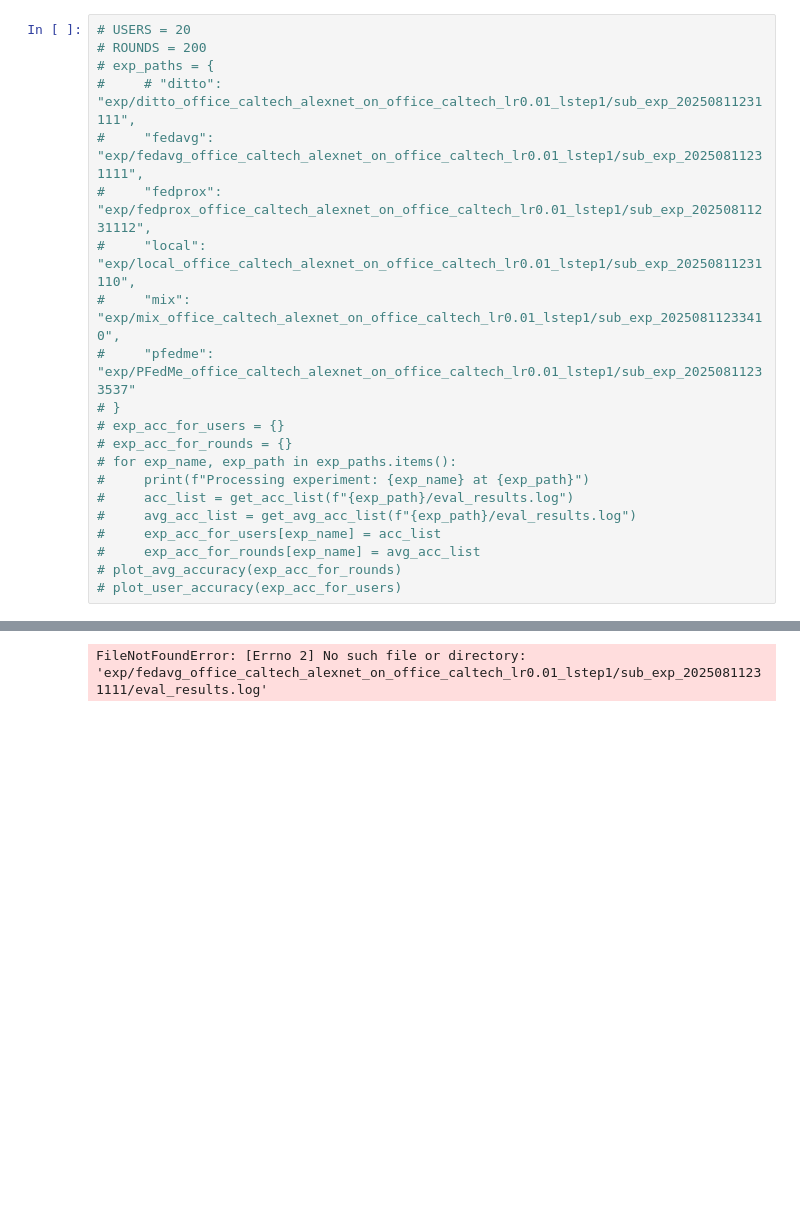
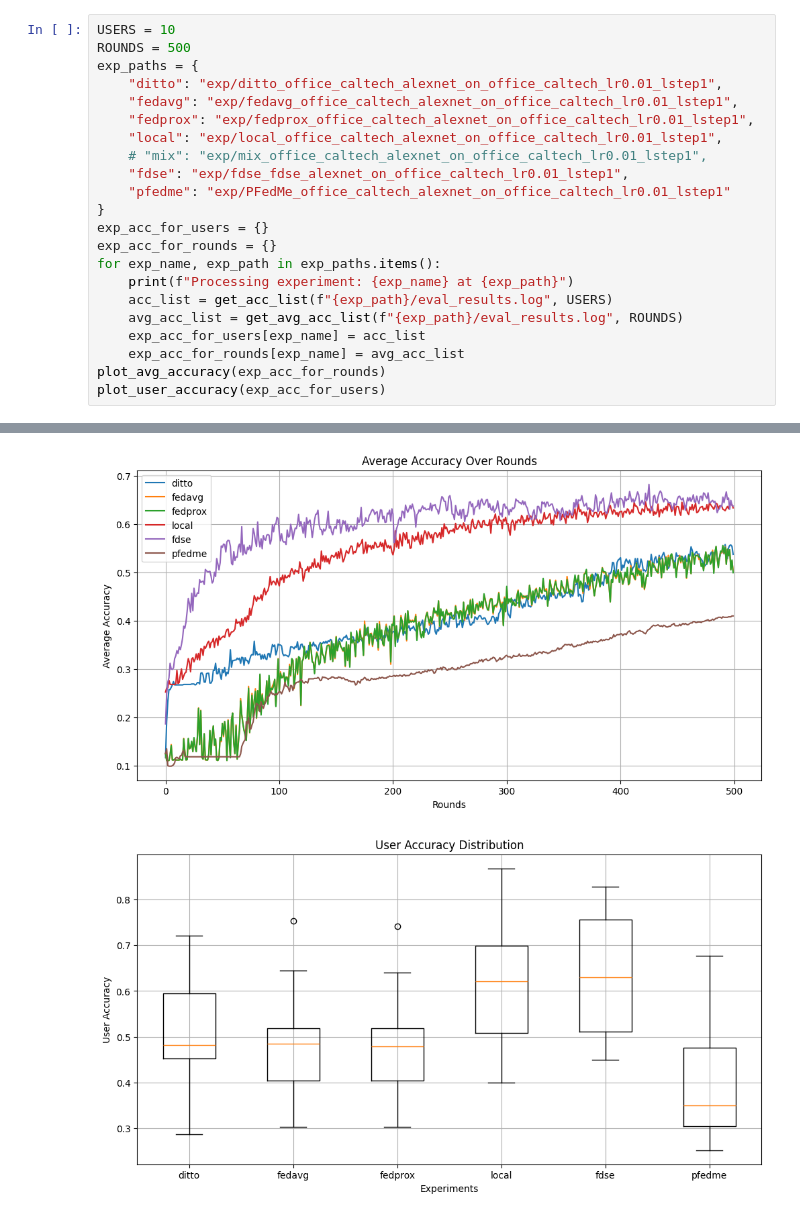
Before and after one commit to lzy756/FederatedScope, a Jupyter notebook: exp_analyze.ipynb, the cells around one changed output, grey strips where cells are left out. Saved outputs shown, nothing was run; the diff lists cells and outputs as text; blank space fills up the shorter version.

```diff
--- a/exp_analyze.ipynb
+++ b/exp_analyze.ipynb
@@ -104,22 +110,23 @@ plot_user_accuracy(exp_acc_for_users)
 # %%
-# USERS = 20
-# ROUNDS = 200
-# exp_paths = {
-#     # "ditto": "exp/ditto_office_caltech_alexnet_on_office_caltech_lr0.01_lstep1/sub_exp_20250811231111",
-#     "fedavg": "exp/fedavg_office_caltech_alexnet_on_office_caltech_lr0.01_lstep1/sub_exp_20250811231111",
-#     "fedprox": "exp/fedprox_office_caltech_alexnet_on_office_caltech_lr0.01_lstep1/sub_exp_20250811231112",
-#     "local": "exp/local_office_caltech_alexnet_on_office_caltech_lr0.01_lstep1/sub_exp_20250811231110",
-#     "mix": "exp/mix_office_caltech_alexnet_on_office_caltech_lr0.01_lstep1/sub_exp_20250811233410",
-#     "pfedme": "exp/PFedMe_office_caltech_alexnet_on_office_caltech_lr0.01_lstep1/sub_exp_20250811233537"
-# }
-# exp_acc_for_users = {}
-# exp_acc_for_rounds = {}
-# for exp_name, exp_path in exp_paths.items():
-#     print(f"Processing experiment: {exp_name} at {exp_path}")
-#     acc_list = get_acc_list(f"{exp_path}/eval_results.log")
-#     avg_acc_list = get_avg_acc_list(f"{exp_path}/eval_results.log")
-#     exp_acc_for_users[exp_name] = acc_list
-#     exp_acc_for_rounds[exp_name] = avg_acc_list
-# plot_avg_accuracy(exp_acc_for_rounds)
-# plot_user_accuracy(exp_acc_for_users)
+USERS = 10
+ROUNDS = 500
+exp_paths = {
+    "ditto": "exp/ditto_office_caltech_alexnet_on_office_caltech_lr0.01_lstep1",
+    "fedavg": "exp/fedavg_office_caltech_alexnet_on_office_caltech_lr0.01_lstep1",
+    "fedprox": "exp/fedprox_office_caltech_alexnet_on_office_caltech_lr0.01_lstep1",
+    "local": "exp/local_office_caltech_alexnet_on_office_caltech_lr0.01_lstep1",
+    # "mix": "exp/mix_office_caltech_alexnet_on_office_caltech_lr0.01_lstep1",
+    "fdse": "exp/fdse_fdse_alexnet_on_office_caltech_lr0.01_lstep1",
+    "pfedme": "exp/PFedMe_office_caltech_alexnet_on_office_caltech_lr0.01_lstep1"
+}
+exp_acc_for_users = {}
+exp_acc_for_rounds = {}
+for exp_name, exp_path in exp_paths.items():
+    print(f"Processing experiment: {exp_name} at {exp_path}")
+    acc_list = get_acc_list(f"{exp_path}/eval_results.log", USERS)
+    avg_acc_list = get_avg_acc_list(f"{exp_path}/eval_results.log", ROUNDS)
+    exp_acc_for_users[exp_name] = acc_list
+    exp_acc_for_rounds[exp_name] = avg_acc_list
+plot_avg_accuracy(exp_acc_for_rounds)
+plot_user_accuracy(exp_acc_for_users)
 # %% [output]
@@ -127 +145,2 @@ Processing experiment: fedavg at exp/fedavg_office_caltech_alexnet_on_office_cal
-FileNotFoundError: [Errno 2] No such file or directory: 'exp/fedavg_office_caltech_alexnet_on_office_caltech_lr0.01_lstep1/sub_exp_20250811231111/eval_results.log'
+[figure, added]
+[figure, added]
```
Also changed, not shown: parts of 9 cells of this notebook, 27 other files.
